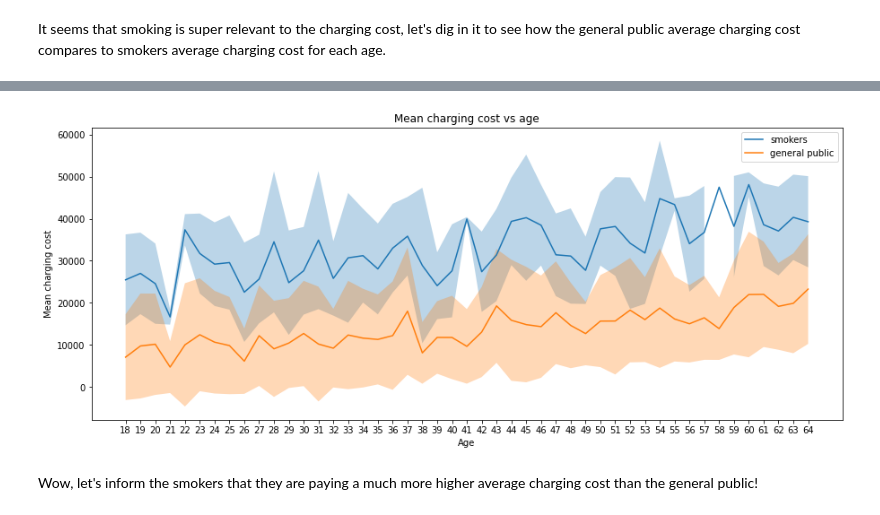
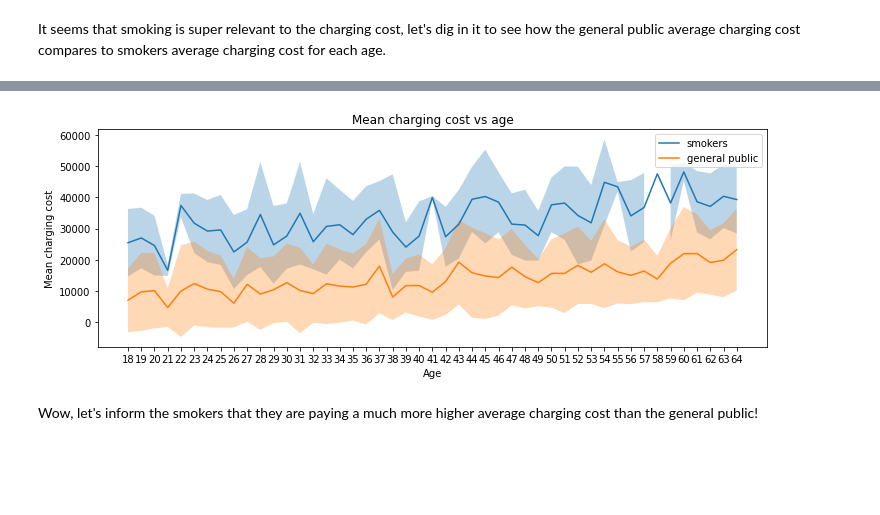
Before and after one commit to Joaoluislins/us_insurance_costs, a Jupyter notebook: US_Insurance_costs.ipynb, the cells around one changed output, grey strips where cells are left out. Drawn from its saved outputs; the diff is of its cells as text; code cells hidden in the pictures; blank space fills up the shorter version.

```diff
--- a/US_Insurance_costs.ipynb
+++ b/US_Insurance_costs.ipynb
@@ -317,7 +318,7 @@ std_dev_age_charge_smo = insurance_data[insurance_data.smoker == 'yes'].groupby(
 
 plt.close('all')
 
-plt.figure(figsize=(15, 6))
+plt.figure(figsize=(12, 4))
 plt.plot(range(len(mean_smo_list)), mean_smo_list, label = 'smokers')
 plt.plot(range(len(mean_gen_list)), mean_gen_list, label = 'general public')
 plt.fill_between(range(len(std_dev_age_charge_smo)), mean_smo_list - std_dev_age_charge_smo.std_charges, mean_smo_list + std_dev_age_charge_smo.std_charges, alpha = 0.3)
@@ -328,5 +329,7 @@ plt.title('Mean charging cost vs age')
 plt.xlabel('Age')
 plt.ylabel('Mean charging cost')
 plt.legend()
+#plt.savefig('costvsage.jpg')
+#files.download('costvsage.jpg')
 plt.show()
 # %% [output]
@@ -333,4 +338,4 @@ plt.show()
-[figure, old version]
+[figure, new version]
 # %% [markdown]
 Wow, let's inform the smokers that they are paying a much more higher average charging cost than the general public!
 # %% [markdown]
```
Also changed, not shown: parts of 4 cells of this notebook.
